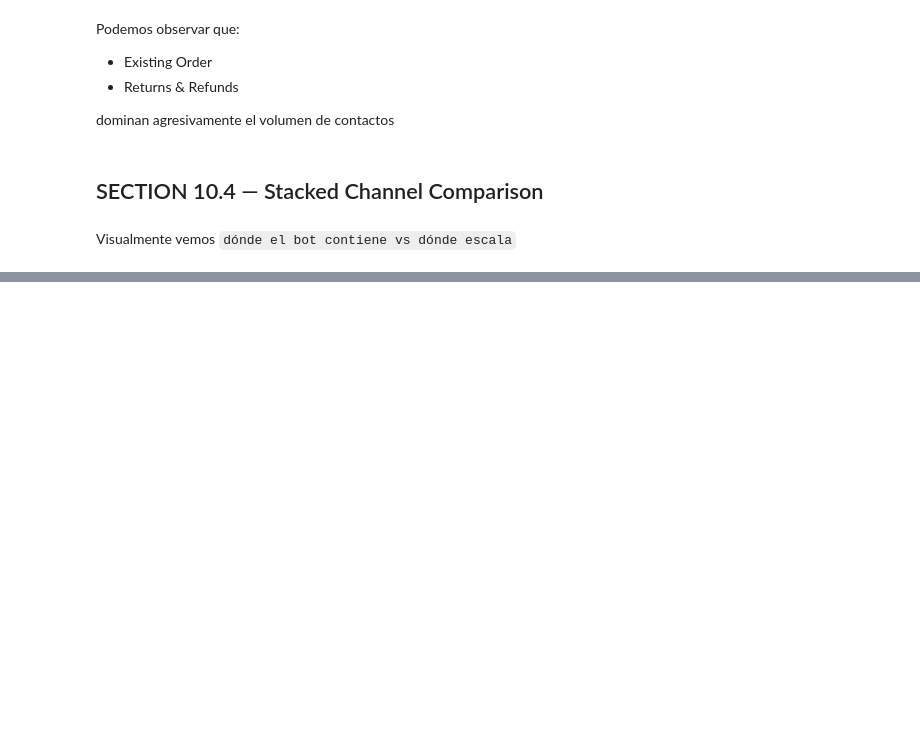
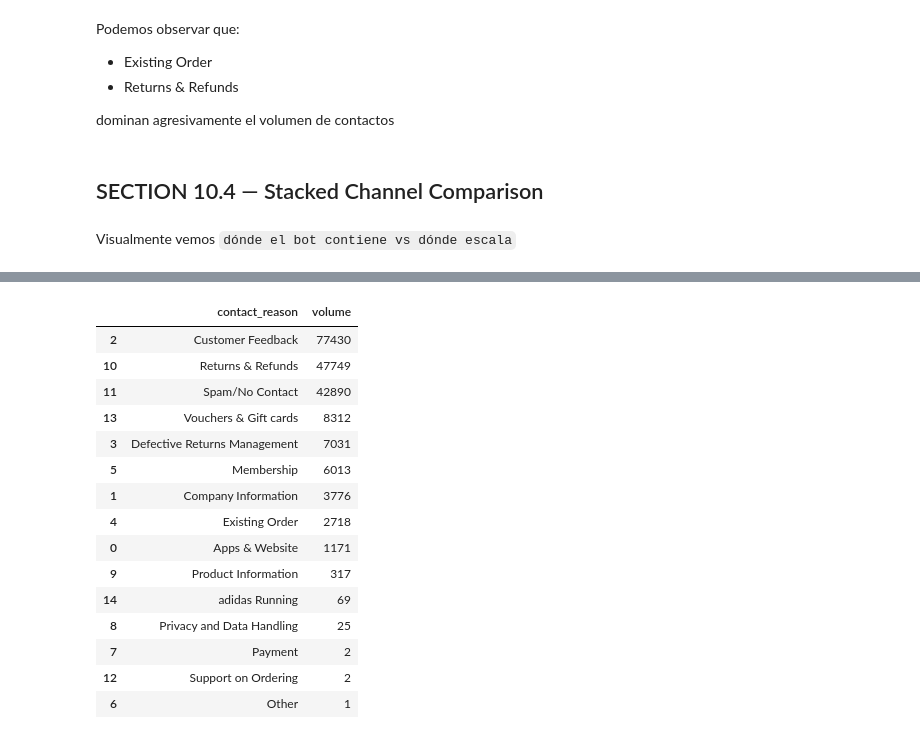
Before and after one commit to JuanjoRestrepo/TaskUS---Adidas-LAM-Chatbot-Analytics-Case, a Jupyter notebook: notebooks/notebooks/01_data_understanding.ipynb, the cells around one changed output, grey strips where cells are left out. Drawn from its saved outputs; the diff is of its cells as text; code cells hidden in the pictures; blank space fills up the shorter version.

```diff
--- a/notebooks/notebooks/01_data_understanding.ipynb
+++ b/notebooks/notebooks/01_data_understanding.ipynb
@@ -1597,0 +1784,32 @@ Visualmente vemos `dónde el bot contiene vs dónde escala`
+# %%
+left_blank_df = subcategories_df[
+    subcategories_df["sub_category"]
+    == "Left Blank"
+]
+
+left_blank_summary = (
+    left_blank_df
+    .groupby("contact_reason")["volume"]
+    .sum()
+    .reset_index()
+    .sort_values(by="volume", ascending=False)
+)
+
+left_blank_summary
+# %% [output]
+|  | contact_reason | volume |
+| 2 | Customer Feedback | 77430 |
+| 10 | Returns & Refunds | 47749 |
+| 11 | Spam/No Contact | 42890 |
+| 13 | Vouchers & Gift cards | 8312 |
+| 3 | Defective Returns Management | 7031 |
+| 5 | Membership | 6013 |
+| 1 | Company Information | 3776 |
+| 4 | Existing Order | 2718 |
+| 0 | Apps & Website | 1171 |
+| 9 | Product Information | 317 |
+| 14 | adidas Running | 69 |
+| 8 | Privacy and Data Handling | 25 |
+| 7 | Payment | 2 |
+| 12 | Support on Ordering | 2 |
+| 6 | Other | 1 |
```
Also changed, not shown: parts of 13 cells of this notebook.
